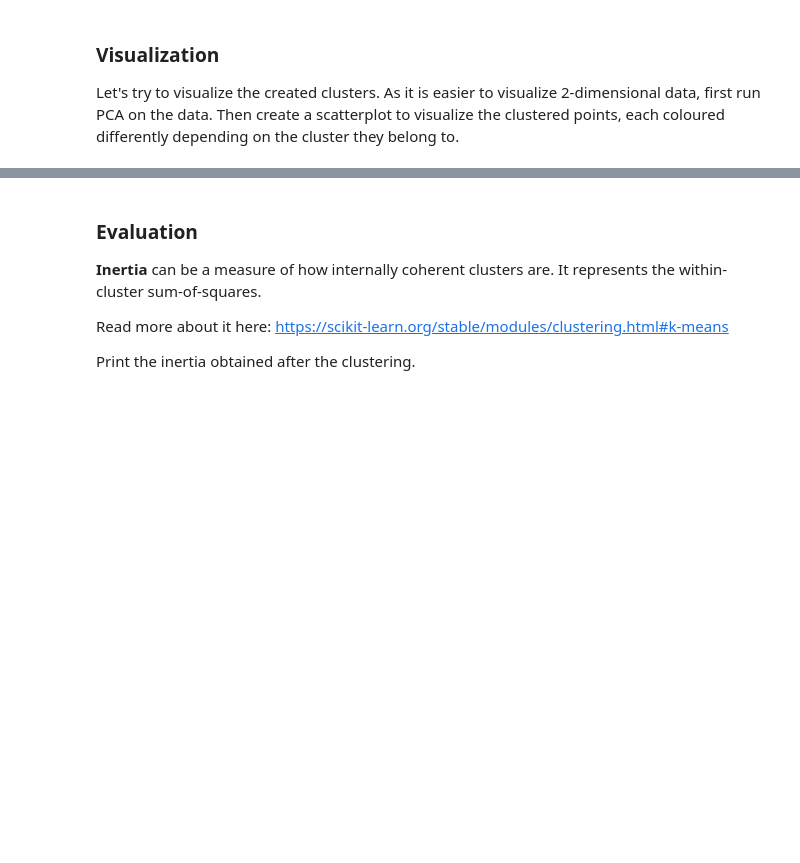
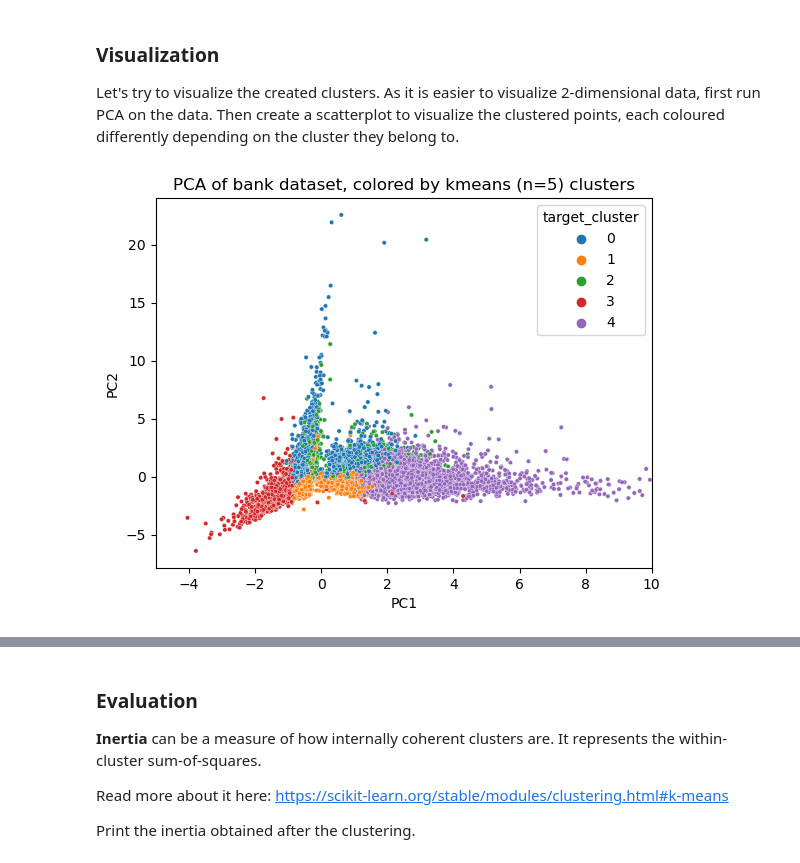
Before and after one commit to LexouLam/ML2, a Jupyter notebook: notebooks/A3_Clustering_v2.ipynb, the cells around one changed output, grey strips where cells are left out. Cells and saved outputs as stored; diff of their text form; code cells hidden in the pictures; blank space fills up the shorter version.

```diff
--- a/notebooks/A3_Clustering_v2.ipynb
+++ b/notebooks/A3_Clustering_v2.ipynb
@@ -168,0 +202,4 @@ Start by peforming a clustering of the data in *df_norm* into 5 clusters.
+# %%
+# code here
+kmeans = KMeans(n_clusters=5, random_state=0, n_init='auto', verbose=2)
+kmeans.fit(df_norm)
@@ -176,0 +245,4 @@ Print the cluster labels assigned to each point
+# %%
+# code here
+df_norm_cluster = pd.concat([df_norm, pd.DataFrame(kmeans.predict(df_norm))], axis=1).rename(columns={0:"predicted_cluster"})
+df_norm_cluster
@@ -182,0 +267,16 @@ Let's try to visualize the created clusters. As it is easier to visualize 2-dime
+# %%
+# code here
+from sklearn.decomposition import PCA
+
+pca = PCA(n_components=2)
+
+df_norm_r = pca.fit(df_norm).transform(df_norm)
+df_norm_r2 = pd.DataFrame(df_norm_r).rename(columns={0:"PC1", 1:'PC2'}).assign(target_cluster=df_norm_cluster["predicted_cluster"].astype(str))
+
+
+sns.scatterplot(data=df_norm_r2, x="PC1", y="PC2", hue="target_cluster", s=10)
+plt.xlim(-5,10)
+plt.title("PCA of bank dataset, colored by kmeans (n=5) clusters")
+plt.show()
+# %% [output]
+[figure, added]
```
Also changed, not shown: parts of 44 cells of this notebook.
